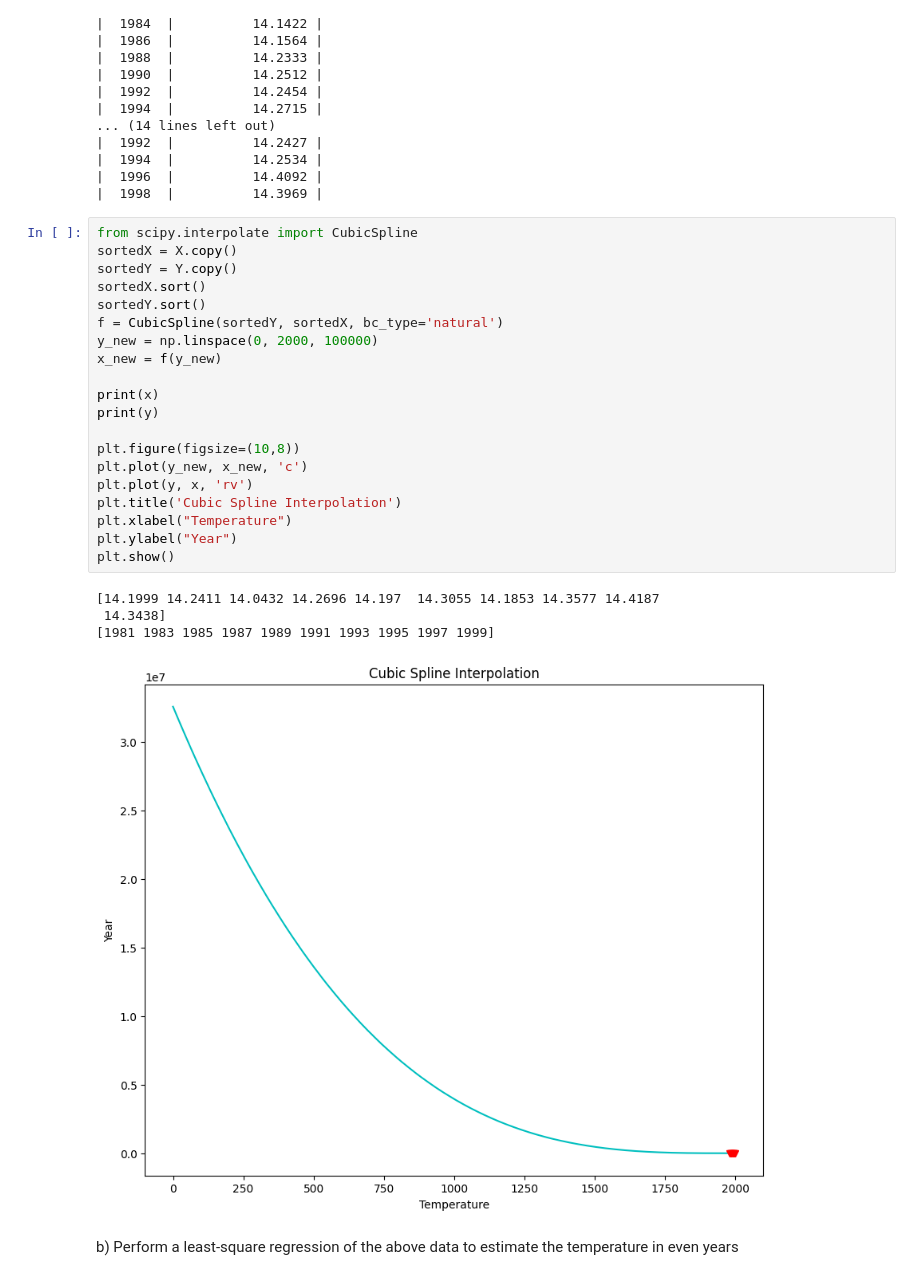
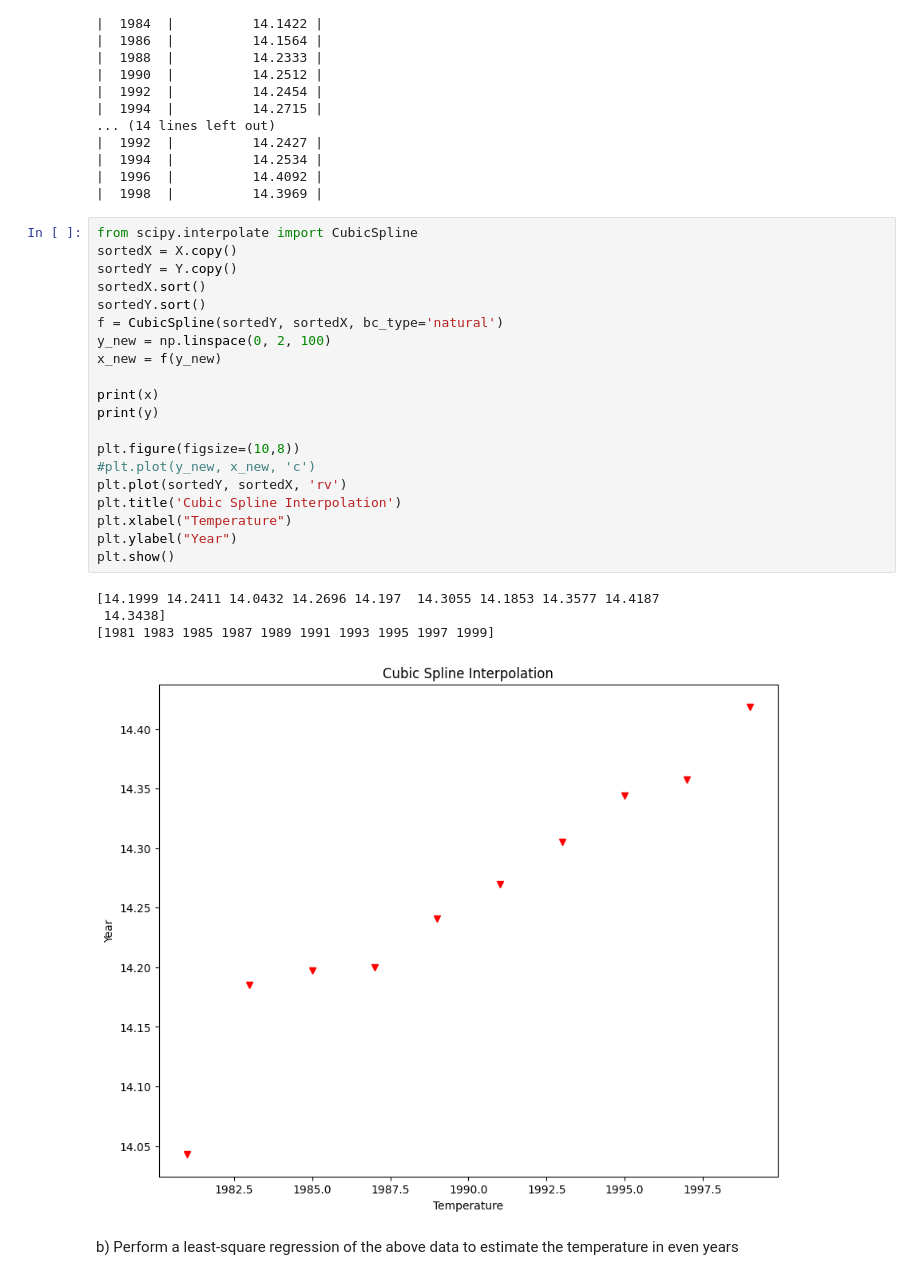
Before and after one commit to achrip/aol-projects, a Jupyter notebook: sci-comp/myAol.sync.ipynb, the cells around one changed output. Drawn from its saved outputs; the diff is of its cells as text.

```diff
--- a/sci-comp/myAol.sync.ipynb
+++ b/sci-comp/myAol.sync.ipynb
@@ -124,28 +126,28 @@ by Linear Interpolation
 # %%
 from scipy.interpolate import CubicSpline
 sortedX = X.copy()
 sortedY = Y.copy()
 sortedX.sort()
 sortedY.sort()
 f = CubicSpline(sortedY, sortedX, bc_type='natural')
-y_new = np.linspace(0, 2000, 100000)
+y_new = np.linspace(0, 2, 100)
 x_new = f(y_new)
 
 print(x)
 print(y)
 
 plt.figure(figsize=(10,8))
-plt.plot(y_new, x_new, 'c')
-plt.plot(y, x, 'rv')
+#plt.plot(y_new, x_new, 'c')
+plt.plot(sortedY, sortedX, 'rv')
 plt.title('Cubic Spline Interpolation')
 plt.xlabel("Temperature")
 plt.ylabel("Year")
 plt.show()
 # %% [output]
 [14.1999 14.2411 14.0432 14.2696 14.197  14.3055 14.1853 14.3577 14.4187
  14.3438]
 [1981 1983 1985 1987 1989 1991 1993 1995 1997 1999]
-[figure, old version]
+[figure, new version]
 # %% [markdown]
 b) Perform a least-square regression of the above data to estimate
 the temperature in even years
```
Also changed, not shown: parts of 11 cells of this notebook, 1 other file.
